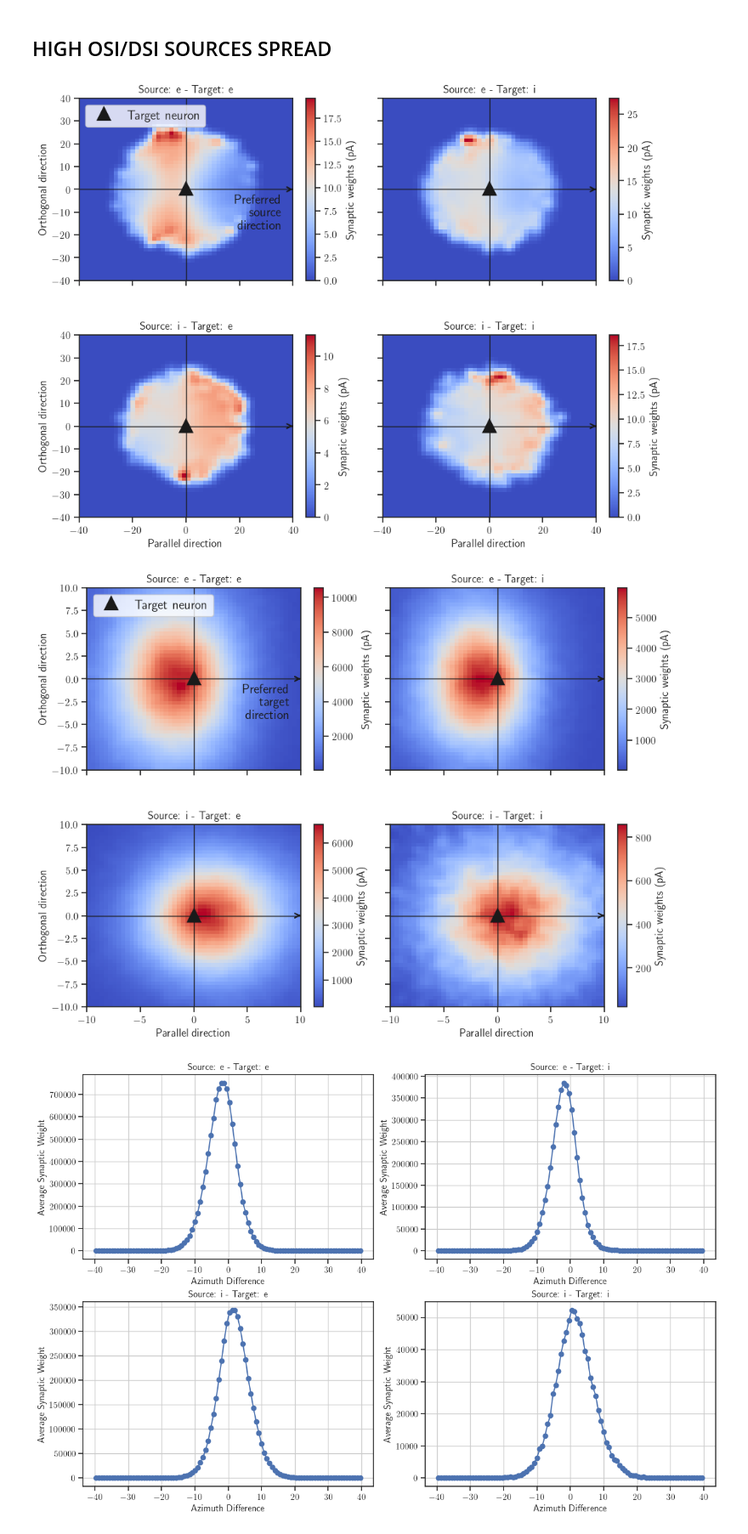
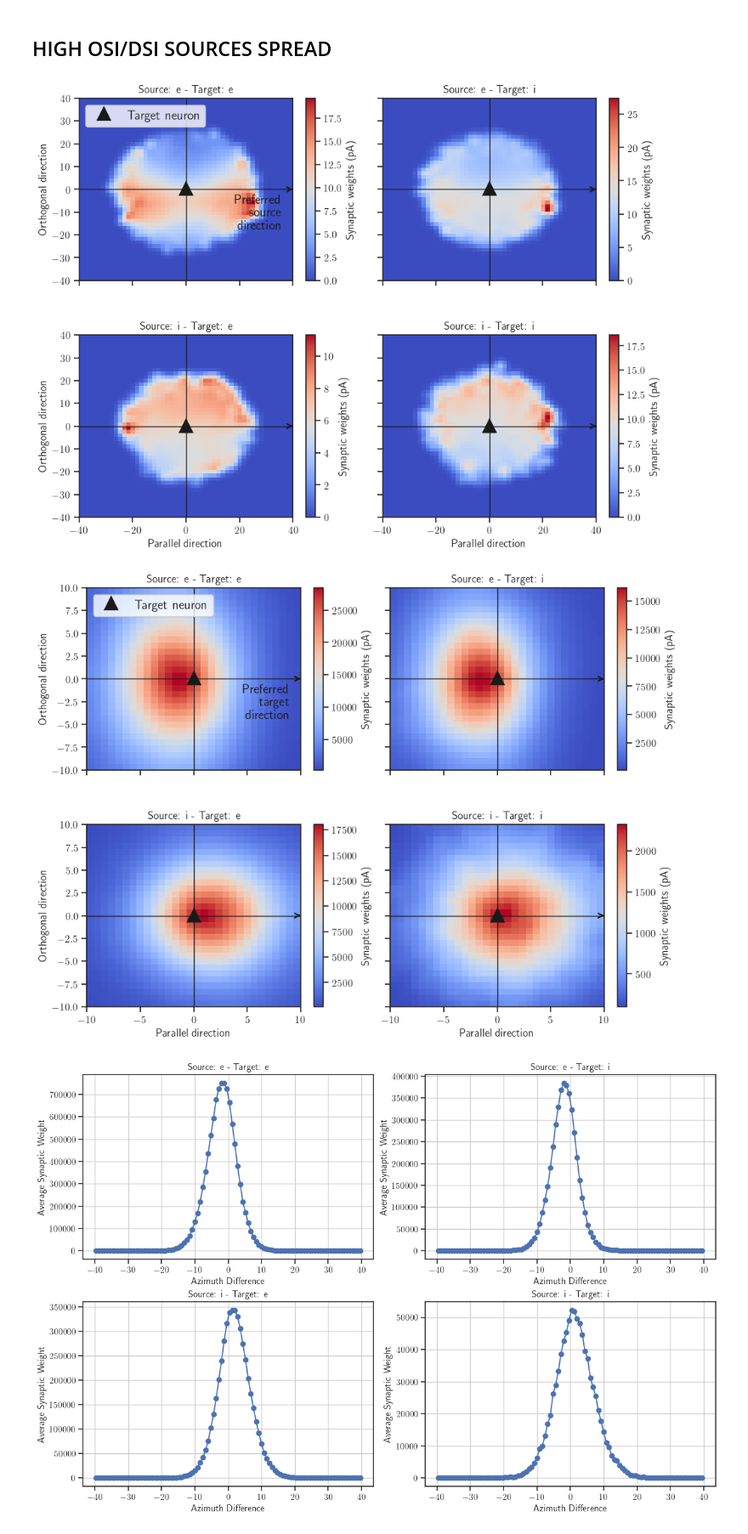
Before and after one commit to JavierGalvan9/V1_GLIF_model, a Jupyter notebook: osi_dsi_analysis.ipynb, the cells around one changed output. Shown at 85% size. Drawn from its saved outputs; the diff is of its cells as text; code cells hidden in the pictures.

```diff
--- a/osi_dsi_analysis.ipynb
+++ b/osi_dsi_analysis.ipynb
@@ -388,8 +404,7 @@ gs = gridspec.GridSpec(len(source_cell_types) * len(target_cell_types), 4, width
 plot_index = 0
 for row, source_cell_type in enumerate(source_cell_types):
     # Select source and target IDs
-    # source_tf_ids = df.index[(df['ei'] == source_cell_type) & (df['region'] == 'core') & (df['OSI'] > 0.2)].astype(np.int32).values
-    source_tf_ids = df.index[(df['ei'] == source_cell_type) & (df['region'] == 'core')].astype(np.int32).values
+    source_tf_ids = df.index[(df['ei'] == source_cell_type) & (df['region'] == 'core') & (df['OSI'] > 0.2)].astype(np.int32).values
     for col, target_cell_type in enumerate(target_cell_types):
         target_tf_ids = df.index[(df['ei'] == target_cell_type) & (df['region'] == 'core')].astype(np.int32).values
         # Create sets for fast lookup
@@ -426,25 +441,20 @@ for row, source_cell_type in enumerate(source_cell_types):
         parallel_tuning_mask = tuning_angle_diff < 15
         parallel_diff_x = diff_x_rot[parallel_tuning_mask]
         parallel_diff_z = diff_z_rot[parallel_tuning_mask]
-        parallel_final_value_masked = final_value_masked[parallel_tuning_mask]
-        # parallel_final_value_masked = initial_value_masked[parallel_tuning_mask]
-
+        parallel_final_value_masked = initial_value_masked[parallel_tuning_mask]
         # Orthogonal
         orthogonal_tuning_mask = np.logical_and(tuning_angle_diff > 80, tuning_angle_diff < 100)
         orthogonal_diff_x = diff_x_rot[orthogonal_tuning_mask]
         orthogonal_diff_z = diff_z_rot[orthogonal_tuning_mask]
-        orthogonal_final_value_masked = final_value_masked[orthogonal_tuning_mask]
-        # orthogonal_final_value_masked = initial_value_masked[orthogonal_tuning_mask]
+        orthogonal_final_value_masked = initial_value_masked[orthogonal_tuning_mask]
         # Opposite
         opposite_tuning_mask = tuning_angle_diff > 165
         opposite_diff_x = diff_x_rot[opposite_tuning_mask]
         opposite_diff_z = diff_z_rot[opposite_tuning_mask]
-        opposite_final_value_masked = final_value_masked[opposite_tuning_mask]
-        # opposite_final_value_masked = initial_value_masked[opposite_tuning_mask]
+        opposite_final_value_masked = initial_value_masked[opposite_tuning_mask]
 
-        bins = 50
+        bins = 20
         area_dimensions = [[-40, 40], [-40, 40]]
-        # area_dimensions = [[-10, 10], [-10, 10]]
         # Parallel
         H_parallel, xedges_parallel, yedges_parallel = np.histogram2d(parallel_diff_x, parallel_diff_z, bins=bins, range=area_dimensions, weights=parallel_final_value_masked)
         count_parallel, _, _ = np.histogram2d(parallel_diff_x, parallel_diff_z, range=area_dimensions, bins=bins)
@@ -509,7 +519,7 @@ for row, source_cell_type in enumerate(source_cell_types):
 
         if row == 0 and col == 0:
             ax_parallel.set_title(f'Parallel tuned neurons\n' + r'($|\Delta \theta_{pref}| \leq 15$ °)')
-            ax_perpendicular.set_title(f'Perpendicular tuned neurons\n' + r'($|\Delta \theta_{pref} \in [75, 105]$)')
+            ax_perpendicular.set_title(f'Perpendicular tuned neurons\n' + r'($|\Delta \theta_{pref} \in [80, 100]$)')
             ax_opposite.set_title(f'Opposite tuned neurons\n' + r'($|\Delta \theta_{pref}| \geq 165$ °)')
             # Position for the centered text at the right end of the x-axis
             x_right = ax_parallel.get_xlim()[1] - 0.03 * (ax_parallel.get_xlim()[1] - ax_parallel.get_xlim()[0])  # Move left by 10% of x-axis range
@@ -553,7 +563,6 @@ i - i : Mean value of opposite histogram: 5.679612636566162
 ## HIGH OSI/DSI SOURCES SPREAD
 # %%
 target_cell_types = ['e', 'i']
-# target_cell_types = ['e5']
 source_cell_types = ['e', 'i']
 source_feature = 'DSI' # 'OSI'
 
@@ -575,7 +584,6 @@ for row, source_cell_type in enumerate(source_cell_types):
     source_tf_ids = df.index[(df['ei'] == source_cell_type) & (df['region'] == 'core')].astype(np.int32).values
     for col, target_cell_type in enumerate(target_cell_types):
         target_tf_ids = df.index[(df['ei'] == target_cell_type) & (df['region'] == 'core') ].astype(np.int32).values
-        # target_tf_ids = df.index[(df['pop_name'].str.contains(target_cell_type)) & (df['region'] == 'core') ].astype(np.int32).values
         # Create sets for fast lookup
         mask = fast_indices_masking(indices, target_tf_ids, source_tf_ids)
         selected_indices = indices[mask]
@@ -611,8 +619,8 @@ for row, source_cell_type in enumerate(source_cell_types):
         area_dimensions = [[-40, 40], [-40, 40]]
         # area_dimensions = [[-10, 10], [-10, 10]]
 
-        hist, xedges_parallel, yedges_parallel = np.histogram2d(diff_x_rot, diff_z_rot, bins=bins, range=area_dimensions, weights=final_value_masked)
-        count_hist, _, _ = np.histogram2d(diff_x_rot, diff_z_rot, range=area_dimensions, bins=bins)
+        hist, xedges_parallel, yedges_parallel = np.histogram2d(diff_z_rot, diff_x_rot, bins=bins, range=area_dimensions, weights=final_value_masked)
+        count_hist, _, _ = np.histogram2d(diff_z_rot, diff_x_rot, range=area_dimensions, bins=bins)
         hist = np.divide(hist, count_hist, out=np.zeros_like(hist), where=count_hist != 0)
         # Apply Gaussian filter to histograms
         sigma = 1
@@ -651,7 +659,7 @@ for row, source_cell_type in enumerate(source_cell_types):
 # fig.suptitle(f'Source Area: {source_area}, Target Area: {target_area}', fontsize=18)
 plt.show()
 # %% [output]
-[figure, old version]
+[figure, new version]
 # %%
 target_cell_types = ['e', 'i']
 source_cell_types = ['e', 'i']
@@ -704,10 +712,10 @@ for row, source_cell_type in enumerate(source_cell_types):
         diff_x_rot = diff_azimuth * cos_angles + diff_elevation * sin_angles
         diff_z_rot = diff_elevation * cos_angles - diff_azimuth * sin_angles
 
-        bins = 50
+        bins = 30
         # data_2d = np.column_stack((diff_azimuth_rot, diff_elevation_rot))
         # bins_x, bins_y = utils.freedman_diaconis_bin_sizes(data_2d, returnas="bins")
-        # area_dimensions = [[-40, 40], [-40, 40]]
+        # area_dimensions = [[-50, 50], [-50, 50]]
         area_dimensions = [[-10, 10], [-10, 10]]
 
         hist, xedges_parallel, yedges_parallel = np.histogram2d(diff_x_rot, diff_z_rot, bins=bins, range=area_dimensions, weights=final_value_masked)
@@ -726,34 +734,34 @@ for row, source_cell_type in enumerate(source_cell_types):
         ax.axhline(0, color='k', lw=1)
         ax.axvline(0, color='k', lw=1)
         ax.annotate('', xy=(ax.get_xlim()[1], 0), xytext=(ax.get_xlim()[1]-0.1, 0),
                     arrowprops=dict(arrowstyle='->', color='k', lw=1.5))
         cbar = plt.colorbar(im_filtered, ax=ax)
         cbar.set_label('Synaptic weights (pA)')
         if col == 0:
             ax.set_ylabel('Orthogonal direction', fontsize=12)
         if col != 0:
             plt.setp(ax.get_yticklabels(), visible=False)
         if row == len(source_cell_types) - 1:
             ax.set_xlabel('Parallel direction')
         else:
             plt.setp(ax.get_xticklabels(), visible=False)
 
         ax.plot(0, 0, 'k^', markersize=12, markeredgewidth=3, label='Target neuron')
         if plot_index == 0:
             # Position for the centered text at the right end of the x-axis
             x_right = x_right = ax.get_xlim()[1] - 0.05 * (ax.get_xlim()[1] - ax.get_xlim()[0])  # Move left by 10% of x-axis range
             y_position = -0.025 * (ax.get_ylim()[1] - ax.get_ylim()[0])
             ax.text(x_right, y_position,
                     'Preferred \n target \n direction', color='k', ha='right', va='top', fontsize=14, weight='bold')
             ax.legend(loc='upper left', fontsize = 14)
 
         ax.set_title(f'Source: {source_cell_type} - Target: {target_cell_type}')
         plot_index += 1
 
 # fig.suptitle(f'Source Area: {source_area}, Target Area: {target_area}', fontsize=18)
 plt.show()
 # %% [output]
-[figure, old version]
+[figure, new version]
 # %%
 target_cell_types = ['e', 'i']
 source_cell_types = ['e', 'i']
```
Also changed, not shown: parts of 7 cells of this notebook, 2 other files.
